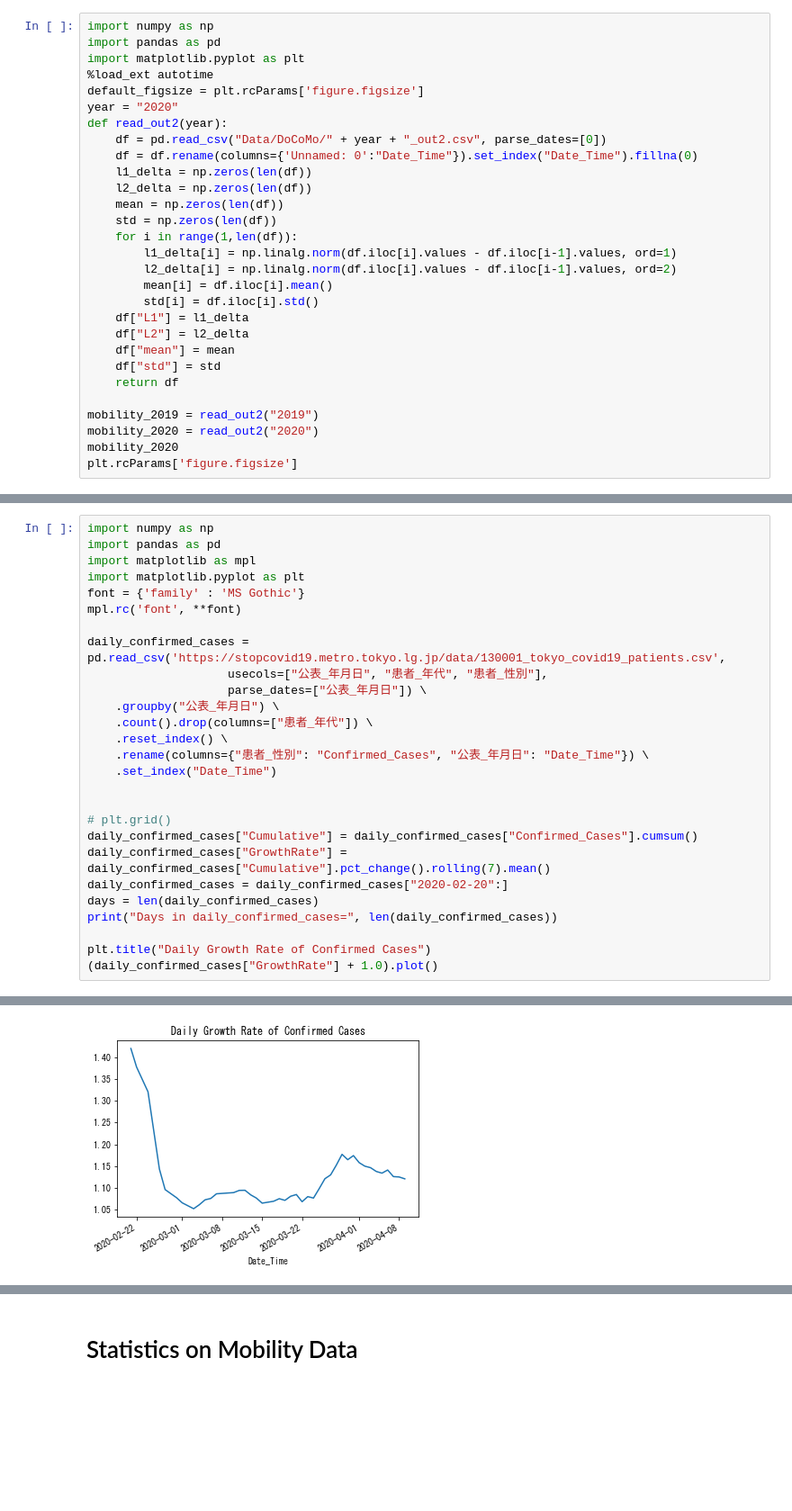
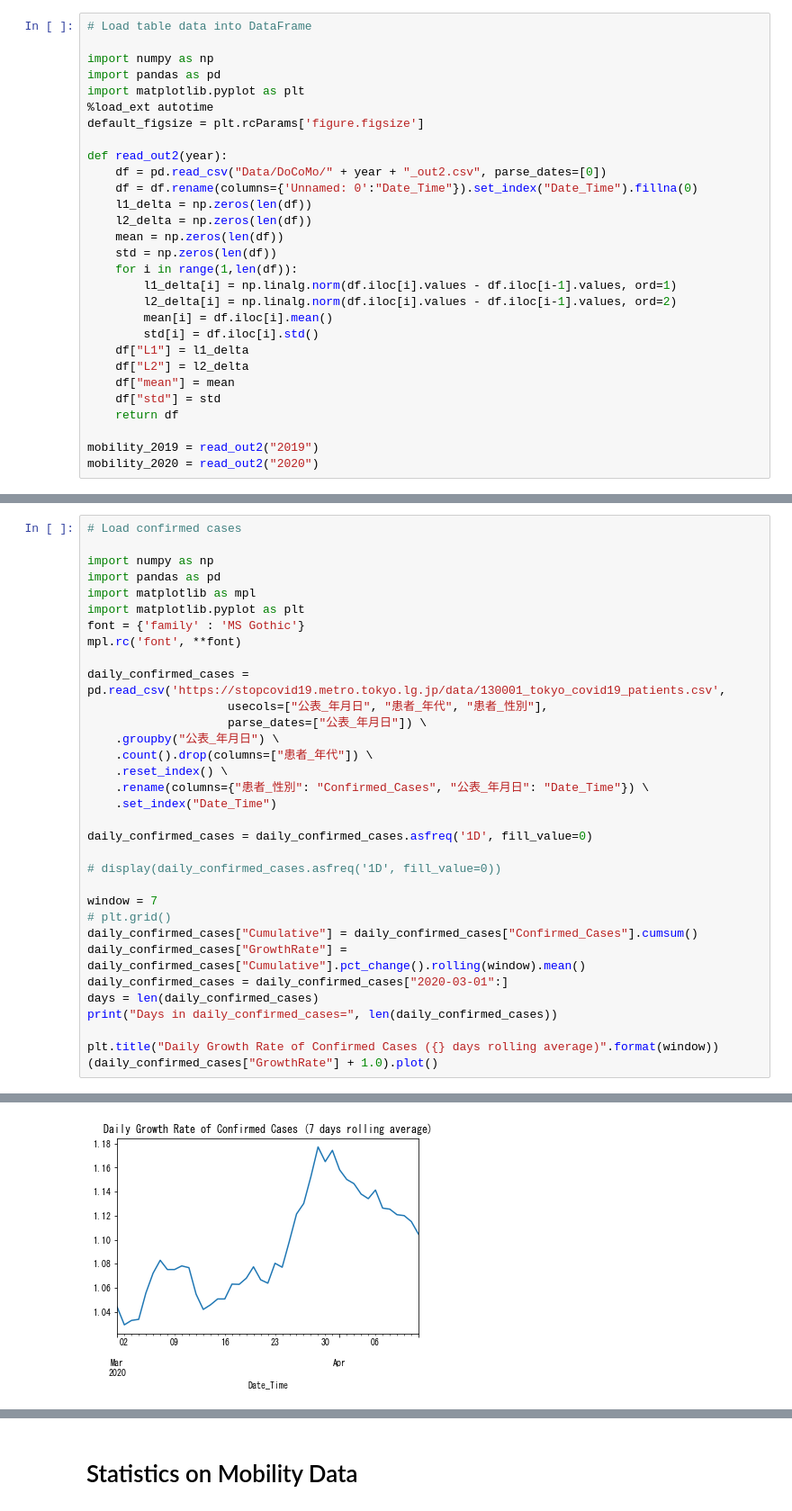
Before and after one commit to personal-hm2/coronavirus_model, a Jupyter notebook: UNICEF2.ipynb, the cells around one changed output, grey strips where cells are left out. Shown at 90% size. Cells and saved outputs as stored; diff of their text form; blank space fills up the shorter version.

```diff
--- a/UNICEF2.ipynb
+++ b/UNICEF2.ipynb
@@ -65,10 +52,12 @@ time: 1h 21min 17s
 # %%
+# Load table data into DataFrame
+
 import numpy as np
 import pandas as pd
 import matplotlib.pyplot as plt
 %load_ext autotime
 default_figsize = plt.rcParams['figure.figsize']
-year = "2020"
+
 def read_out2(year):
     df = pd.read_csv("Data/DoCoMo/" + year + "_out2.csv", parse_dates=[0])
     df = df.rename(columns={'Unnamed: 0':"Date_Time"}).set_index("Date_Time").fillna(0)
@@ -89,6 +78,4 @@ def read_out2(year):
 
 mobility_2019 = read_out2("2019")
 mobility_2020 = read_out2("2020")
-mobility_2020
-plt.rcParams['figure.figsize']
 # %% [output]
@@ -139,4 +134,6 @@ mobility_plot(mobility_2020, "std", "2020", 7)
 # %%
+# Load confirmed cases
+
 import numpy as np
 import pandas as pd
 import matplotlib as mpl
@@ -153,14 +150,18 @@ daily_confirmed_cases = pd.read_csv('https://stopcovid19.metro.tokyo.lg.jp/data/
     .rename(columns={"患者_性別": "Confirmed_Cases", "公表_年月日": "Date_Time"}) \
     .set_index("Date_Time")
 
+daily_confirmed_cases = daily_confirmed_cases.asfreq('1D', fill_value=0)
 
+# display(daily_confirmed_cases.asfreq('1D', fill_value=0))
+
+window = 7
 # plt.grid()
 daily_confirmed_cases["Cumulative"] = daily_confirmed_cases["Confirmed_Cases"].cumsum()
-daily_confirmed_cases["GrowthRate"] = daily_confirmed_cases["Cumulative"].pct_change().rolling(7).mean()
-daily_confirmed_cases = daily_confirmed_cases["2020-02-20":]
+daily_confirmed_cases["GrowthRate"] = daily_confirmed_cases["Cumulative"].pct_change().rolling(window).mean()
+daily_confirmed_cases = daily_confirmed_cases["2020-03-01":]
 days = len(daily_confirmed_cases)
 print("Days in daily_confirmed_cases=", len(daily_confirmed_cases))
 
-plt.title("Daily Growth Rate of Confirmed Cases")
+plt.title("Daily Growth Rate of Confirmed Cases ({} days rolling average)".format(window))
 (daily_confirmed_cases["GrowthRate"] + 1.0).plot()
 # %% [output]
@@ -168,2 +169,2 @@ Days in daily_confirmed_cases= 42
 <matplotlib.axes._subplots.AxesSubplot at 0x...>
-[figure, old version]
+[figure, new version]
```
Also changed, not shown: parts of 26 cells of this notebook.
